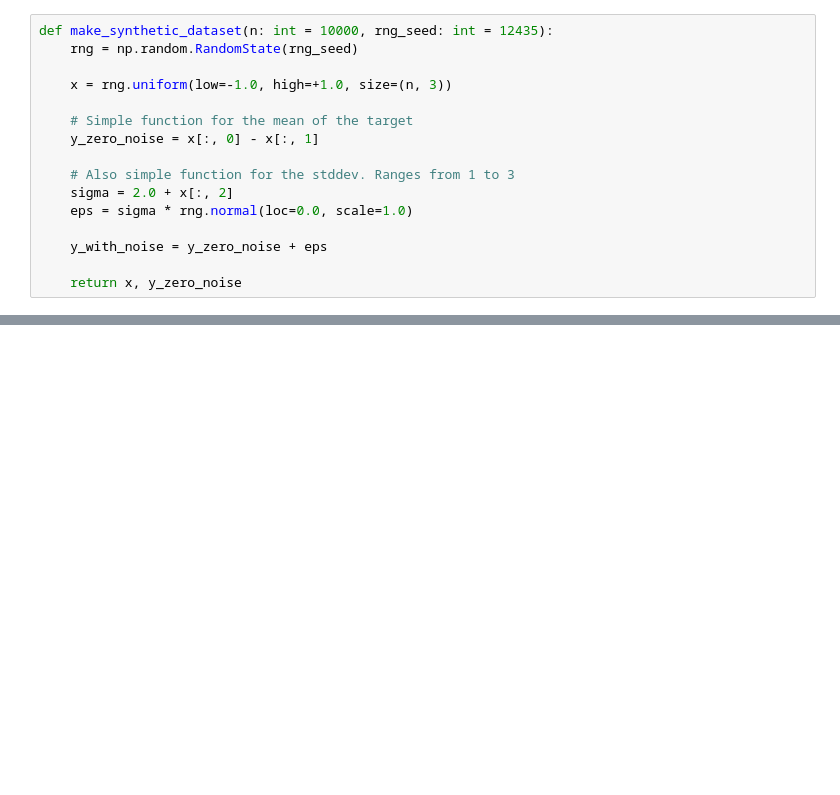
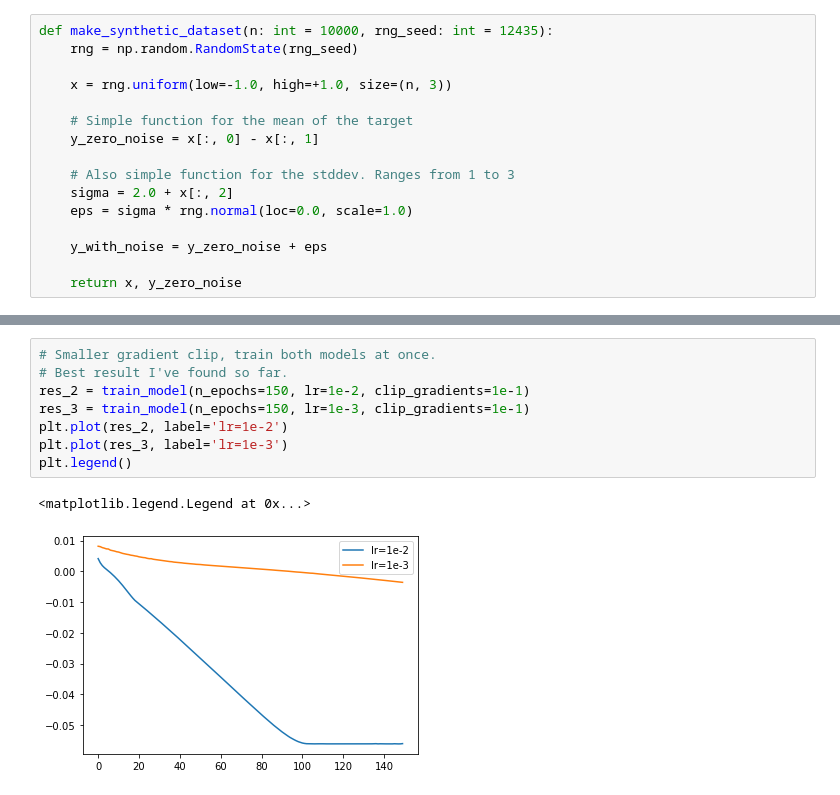
Before and after one commit to harrybraviner/fitted_variance, a Jupyter notebook: notebooks/dataset_sandbox.ipynb, the cells around one changed output, grey strips where cells are left out. Drawn from its saved outputs; the diff is of its cells as text; blank space fills up the shorter version.

```diff
--- a/notebooks/dataset_sandbox.ipynb
+++ b/notebooks/dataset_sandbox.ipynb
@@ -61,0 +135,11 @@ for epoch in tqdm(range(n_epochs)):
+# %%
+# Smaller gradient clip, train both models at once.
+# Best result I've found so far.
+res_2 = train_model(n_epochs=150, lr=1e-2, clip_gradients=1e-1)
+res_3 = train_model(n_epochs=150, lr=1e-3, clip_gradients=1e-1)
+plt.plot(res_2, label='lr=1e-2')
+plt.plot(res_3, label='lr=1e-3')
+plt.legend()
+# %% [output]
+<matplotlib.legend.Legend at 0x...>
+[figure, added]
```
Also changed, not shown: parts of 11 cells of this notebook.
